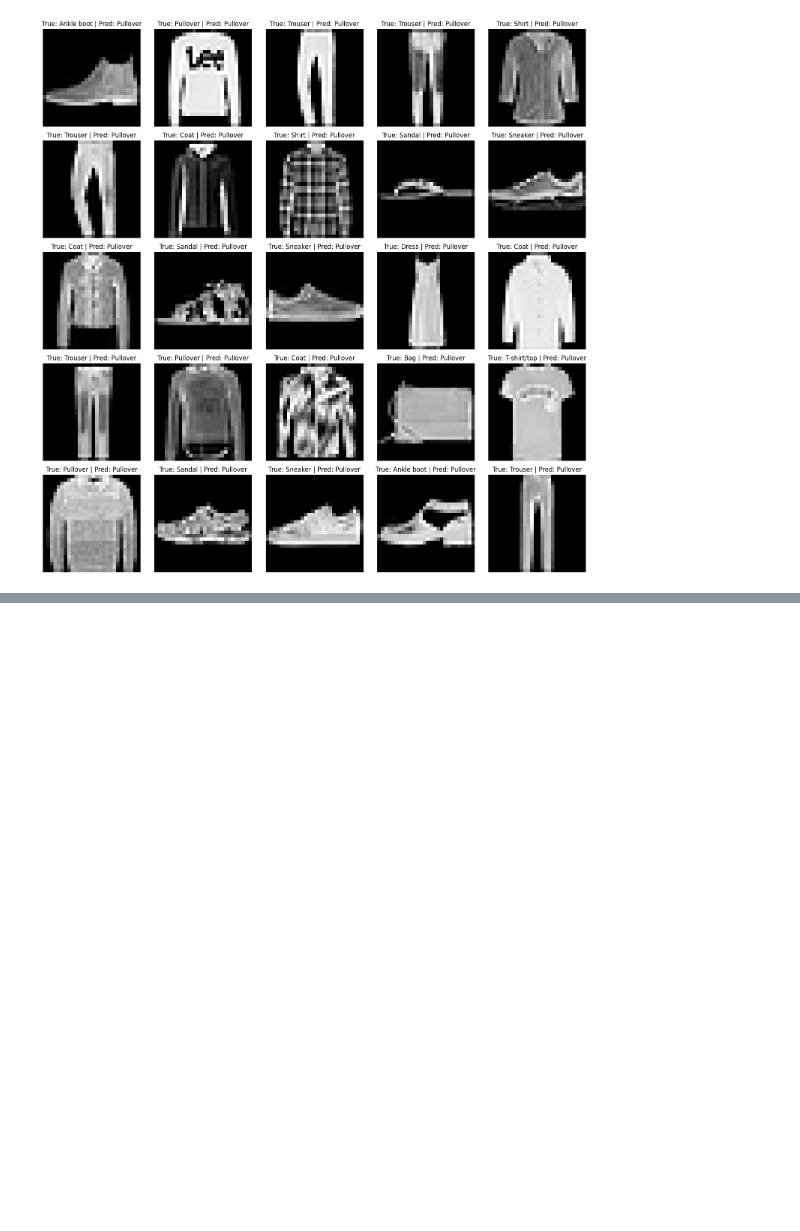
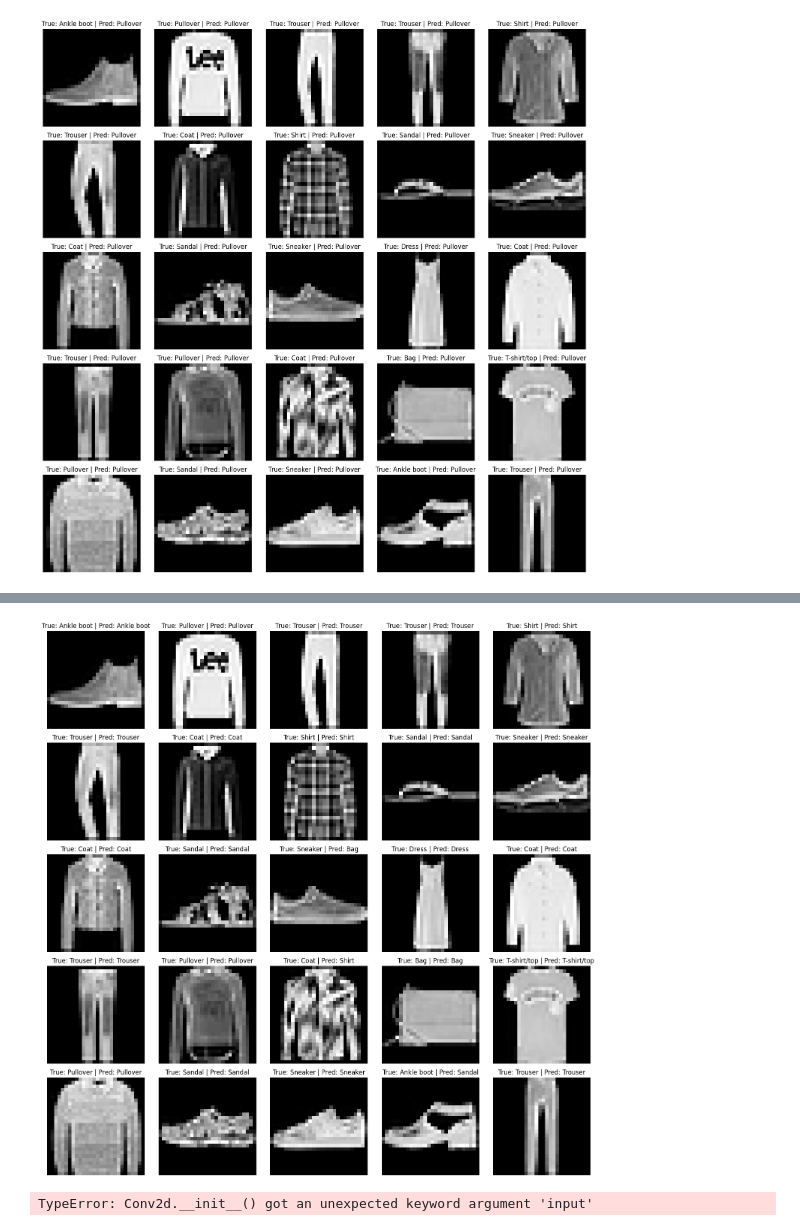
Before and after one commit to ahmedrazakhann/pytorch-journey, a Jupyter notebook: models/classification/convolution_neural_network.ipynb, the cells around one changed output, grey strips where cells are left out. Saved outputs shown, nothing was run; the diff lists cells and outputs as text; code cells hidden in the pictures; blank space fills up the shorter version.

```diff
--- a/models/classification/convolution_neural_network.ipynb
+++ b/models/classification/convolution_neural_network.ipynb
@@ -367,0 +452,27 @@ plt.show()
+# %%
+optimizer = torch.optim.Adam(params=modelV2.parameters(), lr=0.001)
+# %%
+from torch.utils.data import DataLoader
+
+# Create DataLoaders
+train_loader = DataLoader(train_dataset, batch_size=32, shuffle=True)
+test_loader = DataLoader(test_dataset, batch_size=32, shuffle=False)
+
+# Training loop
+epochs = 10
+for epoch in range(epochs):
+    modelV2.train()
+    total_loss = 0
+    for X_batch, y_batch in train_loader:
+        X_batch, y_batch = X_batch.to(device), y_batch.to(device)
+
+        logits = modelV2(X_batch)
+        loss = loss_fn(logits, y_batch)
+
+        optimizer.zero_grad()
+        loss.backward()
+        optimizer.step()
+
+        total_loss += loss.item()
+
+    print(f"Epoch: {epoch+1}, Loss: {total_loss/len(train_loader):.4f}")
@@ -367,0 +490,31 @@ plt.show()
+# %%
+# prediction logits on trained model
+X = torch.stack([test_dataset[i][0] for i in range(len(test_dataset))]).to(device)
+raw_logits = modelV2(X)
+predictions = torch.argmax(raw_logits, dim=1)
+
+plt.figure(figsize=(15, 15))
+
+for i in range(25):
+    plt.subplot(5, 5, i + 1)
+    plt.imshow(X[i].cpu().squeeze(), cmap="gray")
+    plt.title(f"True: {classes[test_dataset[i][1]]} | Pred: {classes[predictions[i].item()]}")
+    plt.axis("off")
+
+plt.tight_layout()
+plt.show()
+# %% [output]
+[figure, added]
+# %%
+# lets view image after one convolution layer
+conv = nn.Conv2d(
+    in_channels=1,
+    out_channels=1,
+    kernel_size=3,
+    stride=1,
+    padding=1
+)
+
+conv(test_dataset[0])
+# %% [output]
+TypeError: Conv2d.__init__() got an unexpected keyword argument 'input'
```
Also changed, not shown: parts of 3 cells of this notebook, 2 other files.
